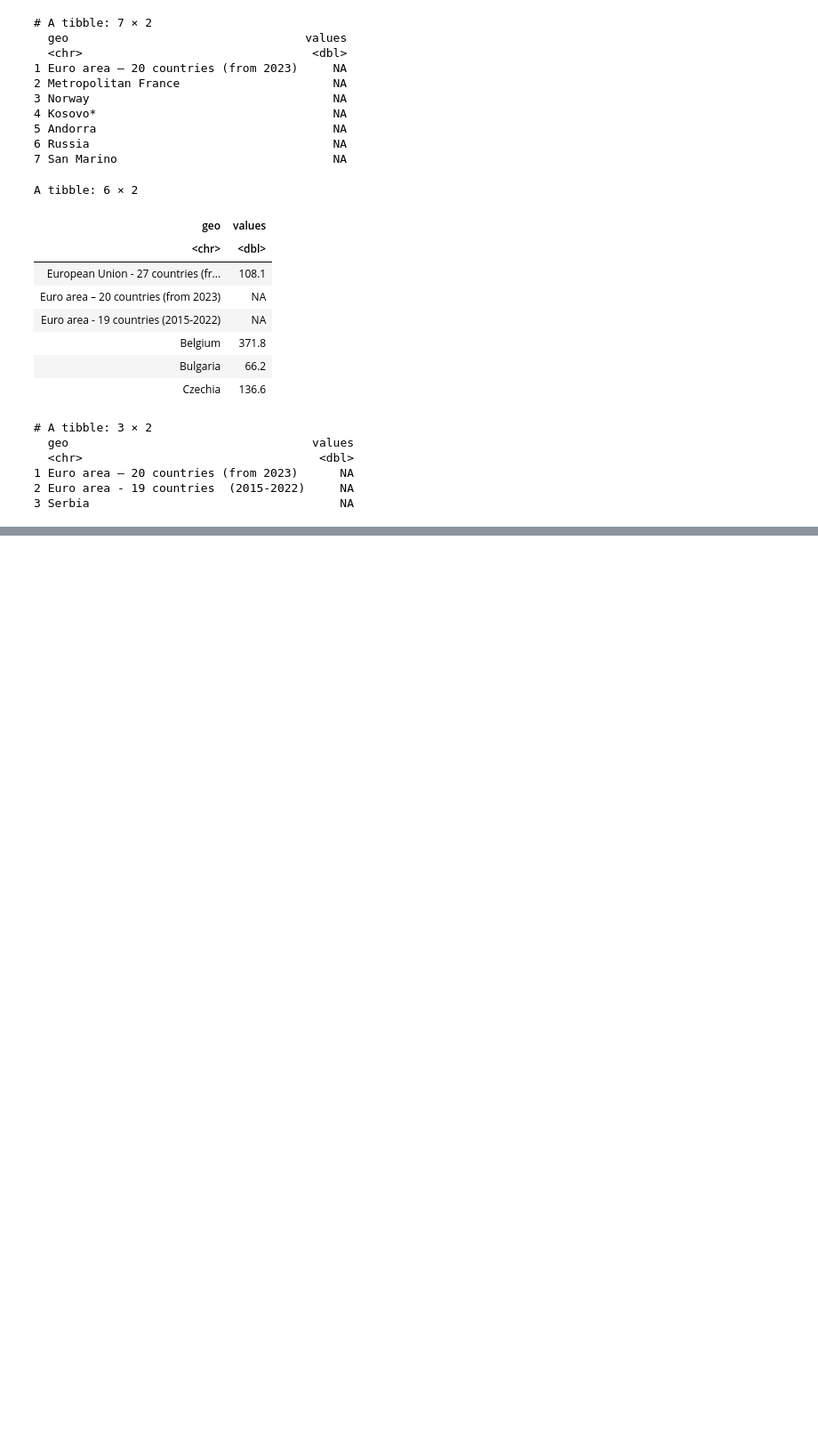
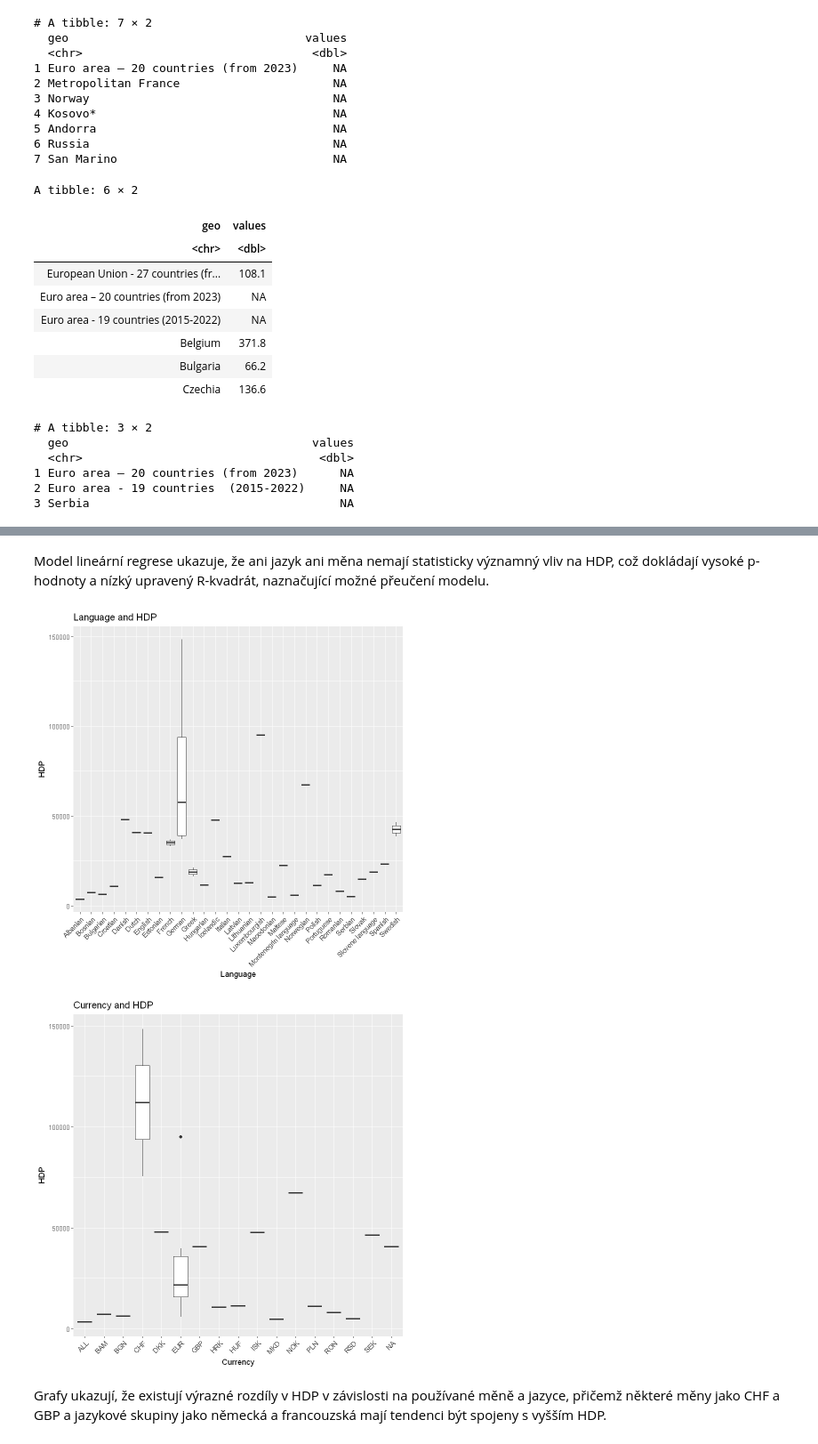
Before and after one commit to SychovaDaria/Prs, a Jupyter notebook: project 3/SP3.ipynb, the cells around one changed output, grey strips where cells are left out. Shown at 89% size. Drawn from its saved outputs; the diff is of its cells as text; code cells hidden in the pictures; blank space fills up the shorter version.

```diff
--- a/project 3/SP3.ipynb
+++ b/project 3/SP3.ipynb
@@ -327,0 +590,17 @@ print(rows_with_missing)
+# %% [markdown]
+Model lineární regrese ukazuje, že ani jazyk ani měna nemají statisticky významný vliv na HDP, což dokládají vysoké p-hodnoty a nízký upravený R-kvadrát, naznačující možné přeučení modelu.
+# %%
+ggplot(data4, aes(x = language, y = hdp)) +
+  geom_boxplot() +
+  theme(axis.text.x = element_text(angle = 45, hjust = 1)) +
+  labs(title = "Language and HDP", x = "Language", y = "HDP")
+
+ggplot(data4, aes(x = currency, y = hdp)) +
+  geom_boxplot() +
+  theme(axis.text.x = element_text(angle = 45, hjust = 1)) +
+  labs(title = "Currency and HDP", x = "Currency", y = "HDP")
+# %% [output]
+[figure, added]
+[figure, added]
+# %% [markdown]
+Grafy ukazují, že existují výrazné rozdíly v HDP v závislosti na používané měně a jazyce, přičemž některé měny jako CHF a GBP a jazykové skupiny jako německá a francouzská mají tendenci být spojeny s vyšším HDP.
```
Also changed, not shown: parts of 38 cells of this notebook, 1 other file.
